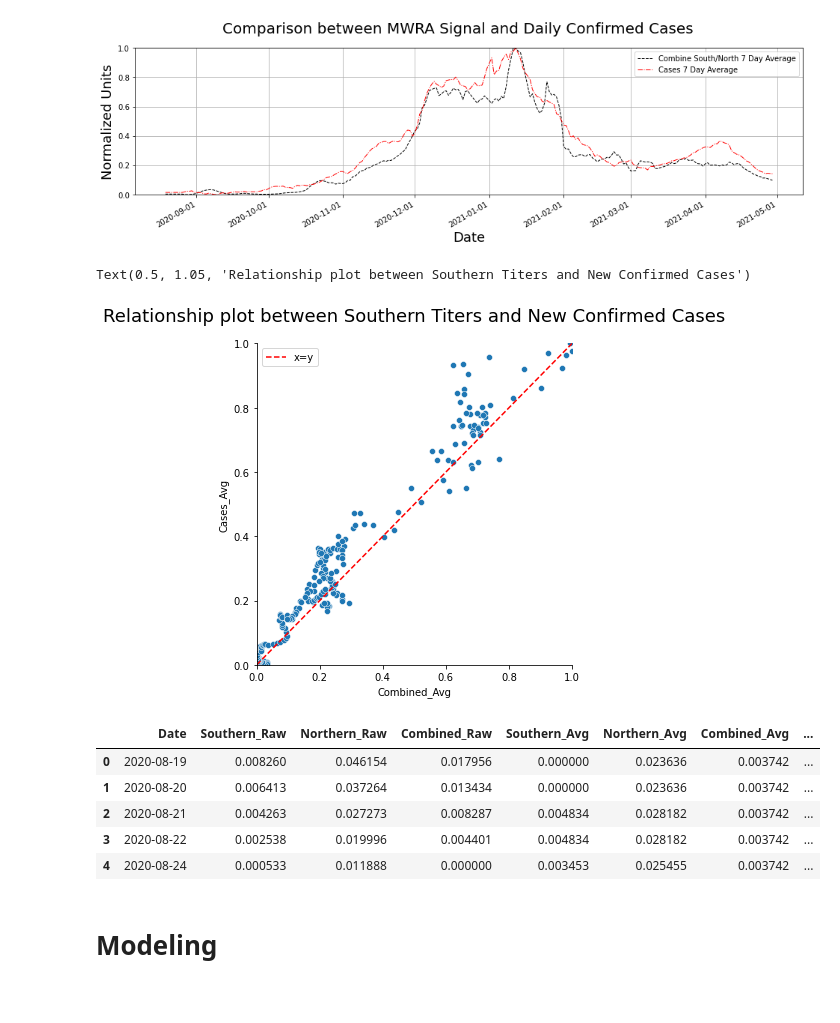
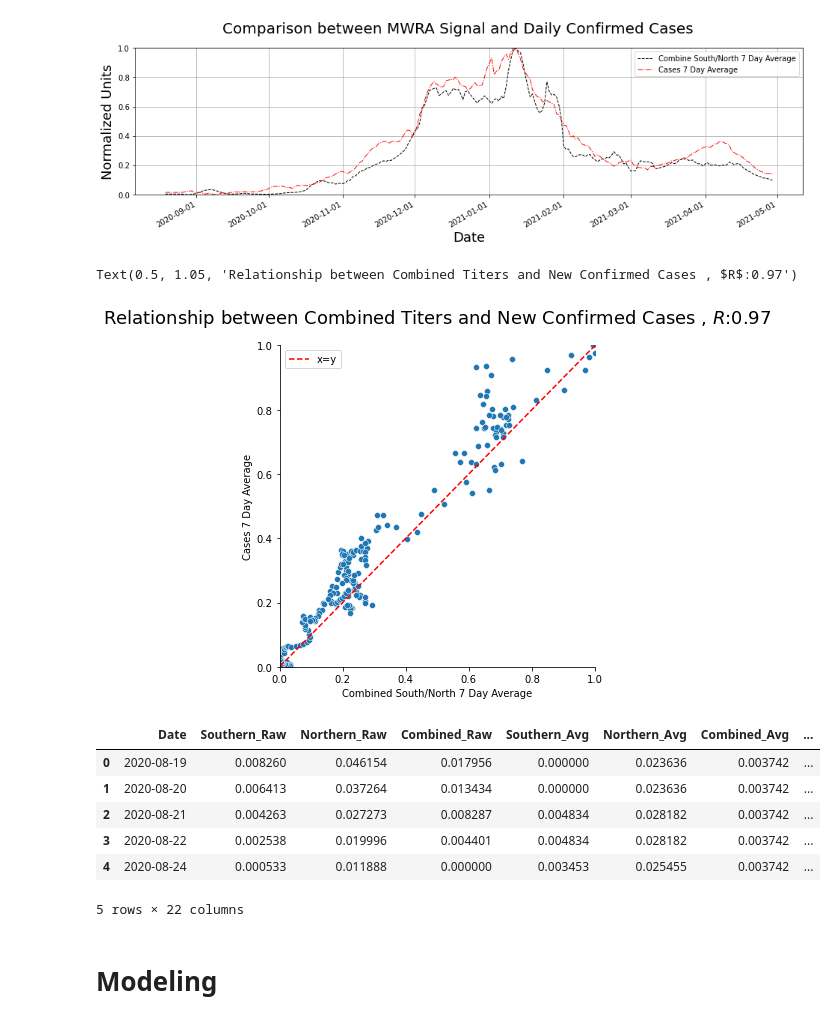
Before and after one commit to bhatiavr/cs109b-final-project-111, a Jupyter notebook: src/FINAL - cs109b-wastewater-covid-forecasting-Persistence.ipynb, the cells around one changed output. Cells and saved outputs as stored; diff of their text form; code cells hidden in the pictures.

```diff
--- a/src/FINAL - cs109b-wastewater-covid-forecasting-Persistence.ipynb
+++ b/src/FINAL - cs109b-wastewater-covid-forecasting-Persistence.ipynb
@@ -550,18 +566,27 @@ fig.show()
 # %%
 # Show the relation between norther and souther samples
 sns.relplot(data=df_scaled, x="Combined_Avg", y="Cases_Avg")
+r_value = pearsonr(df_scaled["Combined_Avg"],df_scaled["Cases_Avg"])
 plt.plot([0,1], [0,1], '--r', label="x=y")
 plt.xlim([0, 1])
 plt.ylim([0, 1])
+plt.xlabel("Combined South/North 7 Day Average")
+plt.ylabel("Cases 7 Day Average")
 plt.legend()
-plt.title('Relationship plot between Southern Titers and New Confirmed Cases', fontsize=18, y=1.05)
+plt.title(f'Relationship between Combined Titers and New Confirmed Cases , $R$:{r_value[0]:.2f}', fontsize=18, y=1.05)
 # %% [output]
-Text(0.5, 1.05, 'Relationship plot between Southern Titers and New Confirmed Cases')
+Text(0.5, 1.05, 'Relationship between Combined Titers and New Confirmed Cases , $R$:0.97')
-[figure, old version]
+[figure, new version]
 # %%
 # Create Lagged Dataset for Persistence Model
-df_aligned['Cases_Avg(t-1)'] = df_aligned['Cases_Avg'].shift(1)
-display(df_aligned.head())
+n_lags = 7
+for i in range(1,n_lags+1):
+    label = f'Cases_Avg(t-{i})'
+    df_aligned[label] = df_aligned['Cases_Avg'].shift(i)
+
+# fill nan to avoid problems in modeling
+df_aligned.interpolate(limit_direction="both", inplace=True)
+display(df_aligned.head(5))
 # %% [output]
 |  | Date | Southern_Raw | Northern_Raw | Combined_Raw | Southern_Avg | Northern_Avg | Combined_Avg | ... |
 | 0 | 2020-08-19 | 0.008260 | 0.046154 | 0.017956 | 0.000000 | 0.023636 | 0.003742 | ... |
@@ -569,5 +594,6 @@ display(df_aligned.head())
 | 2 | 2020-08-21 | 0.004263 | 0.027273 | 0.008287 | 0.004834 | 0.028182 | 0.003742 | ... |
 | 3 | 2020-08-22 | 0.002538 | 0.019996 | 0.004401 | 0.004834 | 0.028182 | 0.003742 | ... |
 | 4 | 2020-08-24 | 0.000533 | 0.011888 | 0.000000 | 0.003453 | 0.025455 | 0.003742 | ... |
+5 rows × 22 columns
 # %% [markdown]
 # Modeling
```
Also changed, not shown: parts of 76 cells of this notebook, 1 other file.
